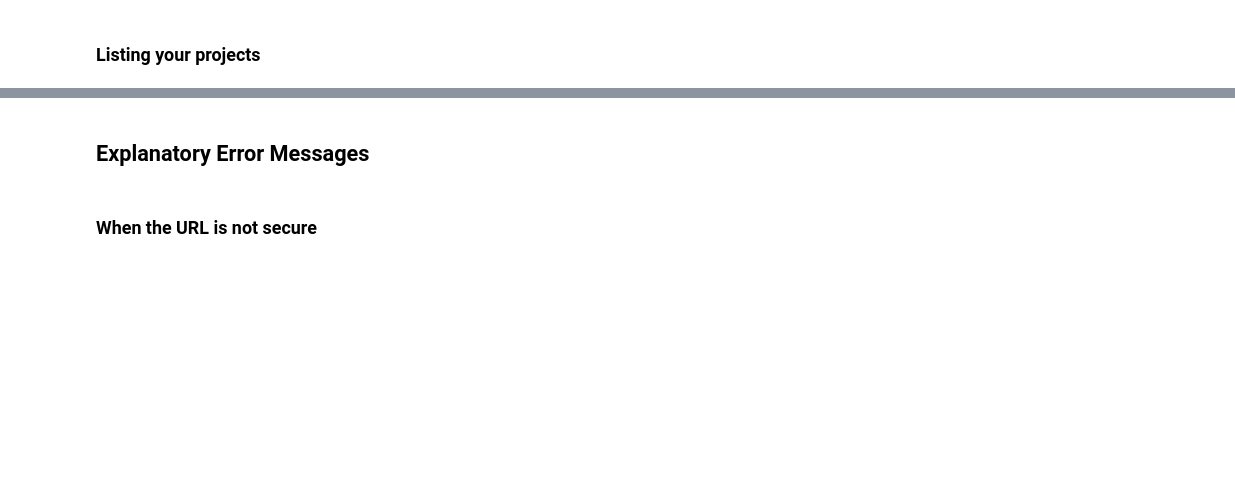
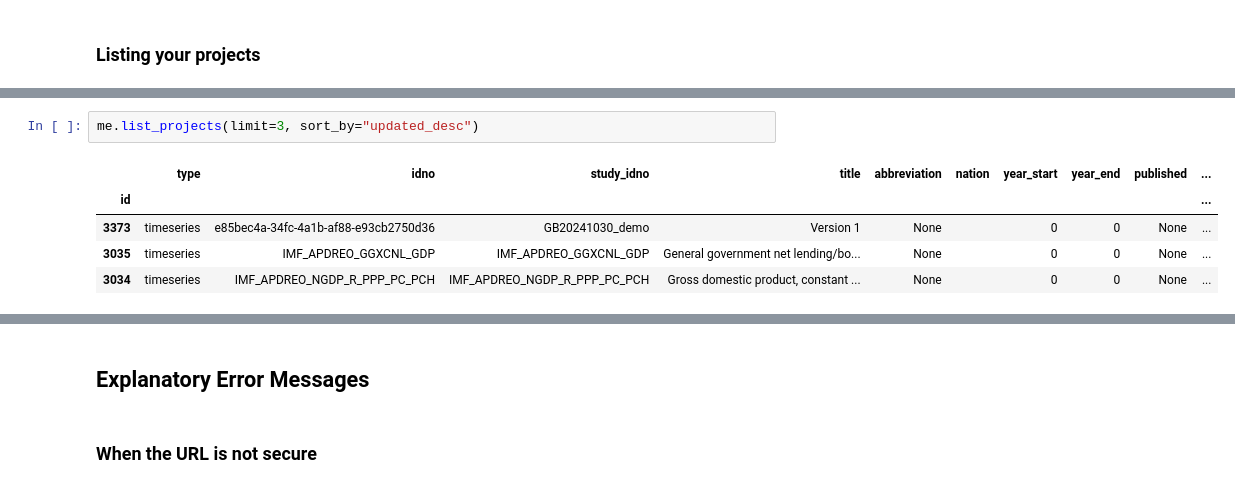
Before and after one commit to tonyfujs/pymetadataeditor, a Jupyter notebook: demo.ipynb, the cells around one changed output, grey strips where cells are left out. Saved outputs shown, nothing was run; the diff lists cells and outputs as text; blank space fills up the shorter version.

```diff
--- a/demo.ipynb
+++ b/demo.ipynb
@@ -132,0 +44,8 @@ me.delete_project_by_id(2669)
+# %%
+me.list_projects(limit=3, sort_by="updated_desc")
+# %% [output]
+|  | type | idno | study_idno | title | abbreviation | nation | year_start | year_end | published | ... |
+| id |  |  |  |  |  |  |  |  |  | ... |
+| 3373 | timeseries | e85bec4a-34fc-4a1b-af88-e93cb2750d36 | GB20241030_demo | Version 1 | None |  | 0 | 0 | None | ... |
+| 3035 | timeseries | IMF_APDREO_GGXCNL_GDP | IMF_APDREO_GGXCNL_GDP | General government net lending/bo... | None |  | 0 | 0 | None | ... |
+| 3034 | timeseries | IMF_APDREO_NGDP_R_PPP_PC_PCH | IMF_APDREO_NGDP_R_PPP_PC_PCH | Gross domestic product, constant ... | None |  | 0 | 0 | None | ... |
```
Also changed, not shown: parts of 91 cells of this notebook, 25 other files.
